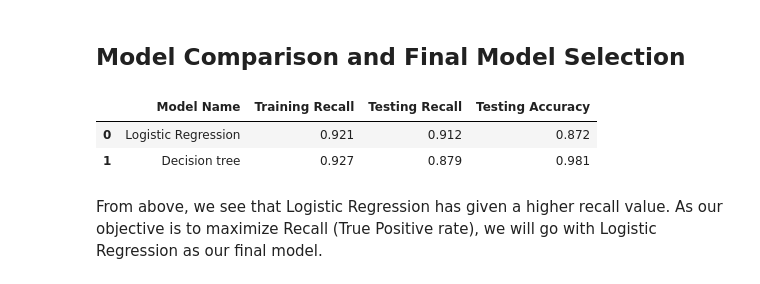
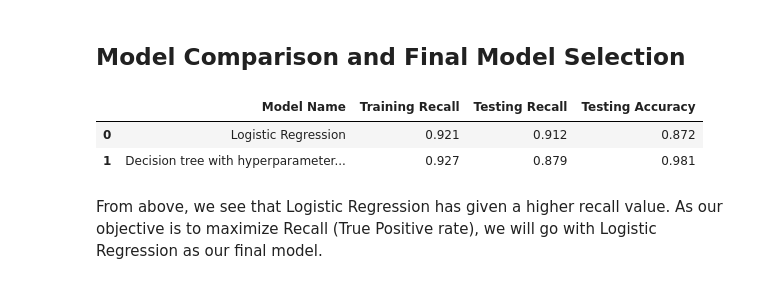
Before and after one commit to nirajguru/machine-learning-projects, a Jupyter notebook: personal-loan-compaign/notebook/loan-compaign-solution-niraj.ipynb, the cells around one changed output. Drawn from its saved outputs; the diff is of its cells as text; code cells hidden in the pictures.

Commit message:
updated model comparision table

```diff
--- a/personal-loan-compaign/notebook/loan-compaign-solution-niraj.ipynb
+++ b/personal-loan-compaign/notebook/loan-compaign-solution-niraj.ipynb
@@ -644,14 +644,14 @@ Both numbers are good.
 # %% [markdown]
 ## Model Comparison and Final Model Selection
 # %%
-pd.DataFrame({'Model Name':['Logistic Regression','Decision tree'],
+pd.DataFrame({'Model Name':['Logistic Regression','Decision tree with hyperparameter tuning'],
               'Training Recall':[0.921,0.927,],
               'Testing Recall':[0.912,0.879],
               'Testing Accuracy':[0.872,0.981]})
 # %% [output]
 |  | Model Name | Training Recall | Testing Recall | Testing Accuracy |
 | 0 | Logistic Regression | 0.921 | 0.912 | 0.872 |
-| 1 | Decision tree | 0.927 | 0.879 | 0.981 |
+| 1 | Decision tree with hyperparameter... | 0.927 | 0.879 | 0.981 |
 # %% [markdown]
 From above, we see that Logistic Regression has given a higher recall value.
 As our objective is to maximize Recall (True Positive rate), we will go with Logistic Regression as our final model.
```
